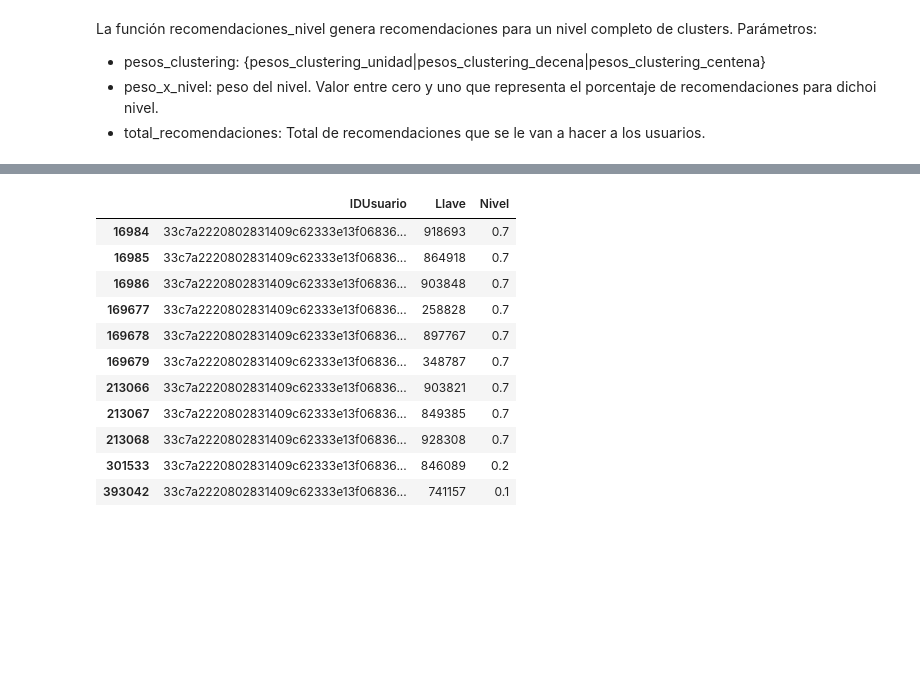
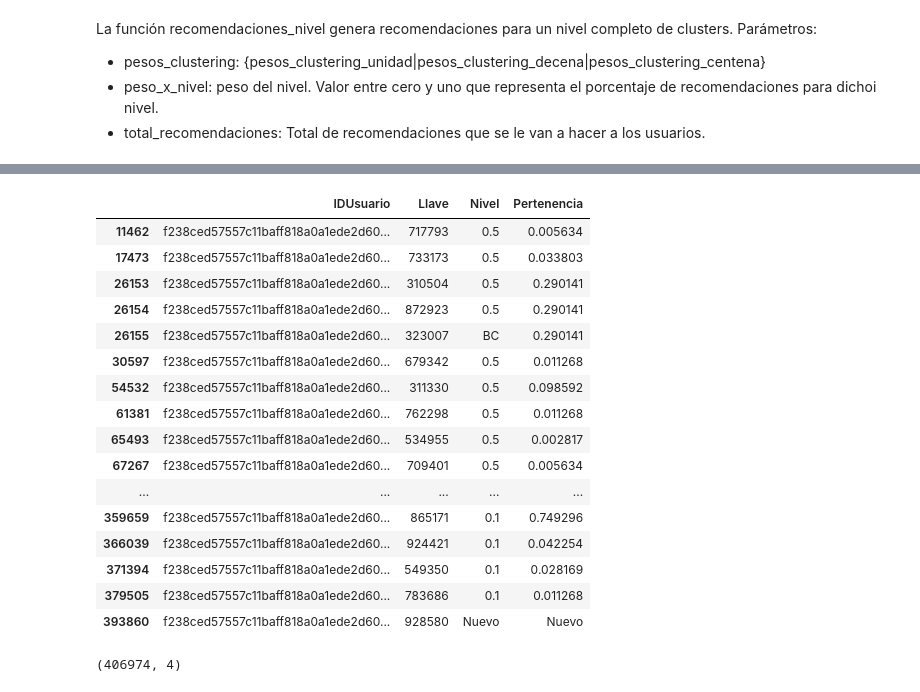
Before and after one commit to Johan-Ortegon-1/uaque, a Jupyter notebook: V2_Clustering_+_Recomendations/ClusteringYRecomendacionesDifusas.ipynb, the cells around one changed output, grey strips where cells are left out. Saved outputs shown, nothing was run; the diff lists cells and outputs as text; code cells hidden in the pictures; blank space fills up the shorter version.

Commit message:
recomendacionesArbol

```diff
--- a/V2_Clustering_+_Recomendations/ClusteringYRecomendacionesDifusas.ipynb
+++ b/V2_Clustering_+_Recomendations/ClusteringYRecomendacionesDifusas.ipynb
@@ -580,16 +534,38 @@ def generar_recomendacion(pesos_clustering, cluster, peso_x_nivel, total_recomen
     prestamos_cluster["Pertenencia"] = prestamos_cluster["Pertenencia"].astype(float)
     #cada row es un usuario diferente
     for index, row in prestamos_cluster.iterrows():
-        num_prestamos = round(row["Pertenencia"] * peso_x_nivel * total_recomendaciones)
+        #calculamos el número de prestamos
+        num_prestamos = math.ceil(row["Pertenencia"] * peso_x_nivel * total_recomendaciones)
+        #obtenemos los prestamos del usuario de la tabla de join
+        #buscamos que estos prestamos no se repitan
         prestamos_usuario = join.loc[(join["IDUsuario"] == row.IDUsuario) & (join[columna] == row.Cluster) ]["Llave"].unique()
-        recomendaciones_usuario = material_rankeado[~material_rankeado.Llave.isin(prestamos_usuario)].head(num_prestamos)
-        llavesRecomendaciones = recomendaciones_usuario["Llave"]
+        recomendaciones_usuario = material_rankeado[~material_rankeado.Llave.isin(prestamos_usuario)].head(50)
+        try:
+            llavesRecomendaciones = recomendaciones_usuario["Llave"].sample(n = num_prestamos)
+        except:
+            llavesRecomendaciones = recomendaciones_usuario["Llave"].head(num_prestamos)
         tamanio = len(llavesRecomendaciones)
         usuarios = np.repeat([row.IDUsuario], tamanio)
         nivel = np.repeat([peso_x_nivel], tamanio)
         pertenencia = np.repeat([row.Pertenencia], tamanio)
         aux_df = pd.DataFrame({'IDUsuario': usuarios, 'Llave': llavesRecomendaciones.values, 'Nivel': nivel, 'Pertenencia': pertenencia})
         recomendaciones = pd.concat([recomendaciones, aux_df], ignore_index = True)
+
+        ##Recomendacion libro de baja circulacion
+        #obtenemos el dewey sobre el cual el usuario tiene mayor pertenencia
+        mayor_dewey = eliminar_cero(row.IDUsuario, pesos_usuarios_unidad).drop('IDUsuario', axis=1).idxmax(axis=1).values[0]
+        mayor_dewey = int(mayor_dewey)
+        #Quitamos los libros que ya ha prestado el usuario
+        if mayor_dewey == cluster:
+            material_rankeado2 = material_rankeado[~material_rankeado.Llave.isin(prestamos_usuario)]
+            #Excluimos el top 50 libros de dicho dewey
+            libros_baja_circulacion = material_rankeado2.iloc[50:]
+            try:
+                llaveRecomendacion = libros_baja_circulacion["Llave"].sample(n =1).values[0]
+                aux_df = pd.DataFrame({'IDUsuario': row.IDUsuario, 'Llave': llaveRecomendacion, 'Nivel': "BC", 'Pertenencia': row.Pertenencia}, index=[0])
+                recomendaciones = pd.concat([recomendaciones, aux_df], ignore_index = True)
+            except:
+                print("No hay libros de baja circulacion a recomendar para este usuario")
     return recomendaciones
 # %%
 recomendacion_cluster = generar_recomendacion(pesos_clustering_unidad, 574, 0.7, 10, material_rankeado, "DeweyUnidad")
@@ -640,11 +605,12 @@ def recomendaciones_nivel(pesos_clustering, peso_x_nivel, total_recomendaciones,
         recomendaciones = pd.concat([recomendaciones, lista_recomendaciones], ignore_index = True)
         #display(recomendaciones)
         i=i+1
-        print(i)
+        if i%10 == 0:
+            print(i)
     print("Finalizando Recomendaciones nivel")
     return recomendaciones
 # %%
-recomendaciones_final_unidad = recomendaciones_nivel(pesos_clustering_unidad, 0.7, 10, "DeweyUnidad")
+recomendaciones_final_unidad = recomendaciones_nivel(pesos_clustering_unidad, 0.5, 10, "DeweyUnidad")
 display(recomendaciones_final_unidad)
 # %% [output]
 Comenzando Recomendaciones nivel
@@ -787,20 +699,25 @@ def recomendaciones_usuario(id_usuario, df_recomendaciones):
 # %%
 recomendaciones_tres_niveles = pd.DataFrame(columns = ['IDUsuario', 'Llave', 'Nivel'])
 recomendaciones_tres_niveles = pd.concat([recomendaciones_tres_niveles, recomendaciones_final_unidad], ignore_index = True)
 recomendaciones_tres_niveles = pd.concat([recomendaciones_tres_niveles, recomendaciones_final_decena], ignore_index = True)
 recomendaciones_tres_niveles = pd.concat([recomendaciones_tres_niveles, recomendaciones_final_centena], ignore_index = True)
-
-recomendaciones = recomendaciones_usuario('33c7a2220802831409c62333e13f068363a5d768', recomendaciones_tres_niveles)
+recomendaciones_tres_niveles = pd.concat([recomendaciones_tres_niveles, recomendaciones_nuevas], ignore_index = True)
+recomendaciones = recomendaciones_usuario('f238ced57557c11baff818a0a1ede2d60f70b3a7', recomendaciones_tres_niveles)
 # %% [output]
-|  | IDUsuario | Llave | Nivel |
-| 16984 | 33c7a2220802831409c62333e13f06836... | 918693 | 0.7 |
-| 16985 | 33c7a2220802831409c62333e13f06836... | 864918 | 0.7 |
-| 16986 | 33c7a2220802831409c62333e13f06836... | 903848 | 0.7 |
-| 169677 | 33c7a2220802831409c62333e13f06836... | 258828 | 0.7 |
-| 169678 | 33c7a2220802831409c62333e13f06836... | 897767 | 0.7 |
-| 169679 | 33c7a2220802831409c62333e13f06836... | 348787 | 0.7 |
-| 213066 | 33c7a2220802831409c62333e13f06836... | 903821 | 0.7 |
-| 213067 | 33c7a2220802831409c62333e13f06836... | 849385 | 0.7 |
-| 213068 | 33c7a2220802831409c62333e13f06836... | 928308 | 0.7 |
-| 301533 | 33c7a2220802831409c62333e13f06836... | 846089 | 0.2 |
-| 393042 | 33c7a2220802831409c62333e13f06836... | 741157 | 0.1 |
+|  | IDUsuario | Llave | Nivel | Pertenencia |
+| 11462 | f238ced57557c11baff818a0a1ede2d60... | 717793 | 0.5 | 0.005634 |
+| 17473 | f238ced57557c11baff818a0a1ede2d60... | 733173 | 0.5 | 0.033803 |
+| 26153 | f238ced57557c11baff818a0a1ede2d60... | 310504 | 0.5 | 0.290141 |
+| 26154 | f238ced57557c11baff818a0a1ede2d60... | 872923 | 0.5 | 0.290141 |
+| 26155 | f238ced57557c11baff818a0a1ede2d60... | 323007 | BC | 0.290141 |
+| 30597 | f238ced57557c11baff818a0a1ede2d60... | 679342 | 0.5 | 0.011268 |
+| 54532 | f238ced57557c11baff818a0a1ede2d60... | 311330 | 0.5 | 0.098592 |
+| 61381 | f238ced57557c11baff818a0a1ede2d60... | 762298 | 0.5 | 0.011268 |
+| 65493 | f238ced57557c11baff818a0a1ede2d60... | 534955 | 0.5 | 0.002817 |
+| 67267 | f238ced57557c11baff818a0a1ede2d60... | 709401 | 0.5 | 0.005634 |
+| ... | ... | ... | ... | ... |
+| 359659 | f238ced57557c11baff818a0a1ede2d60... | 865171 | 0.1 | 0.749296 |
+| 366039 | f238ced57557c11baff818a0a1ede2d60... | 924421 | 0.1 | 0.042254 |
+| 371394 | f238ced57557c11baff818a0a1ede2d60... | 549350 | 0.1 | 0.028169 |
+| 379505 | f238ced57557c11baff818a0a1ede2d60... | 783686 | 0.1 | 0.011268 |
+| 393860 | f238ced57557c11baff818a0a1ede2d60... | 928580 | Nuevo | Nuevo |
@@ -807,3 +726,7 @@ recomendaciones = recomendaciones_usuario('33c7a2220802831409c62333e13f068363a5d
+# %%
+recomendaciones_tres_niveles.shape
+# %% [output]
+(406974, 4)
 # %%
 recomendaciones_data = pd.DataFrame(data=recomendaciones)
 join_data = pd.DataFrame(data=join)
```
Also changed, not shown: parts of 24 cells of this notebook, 1 other file.
